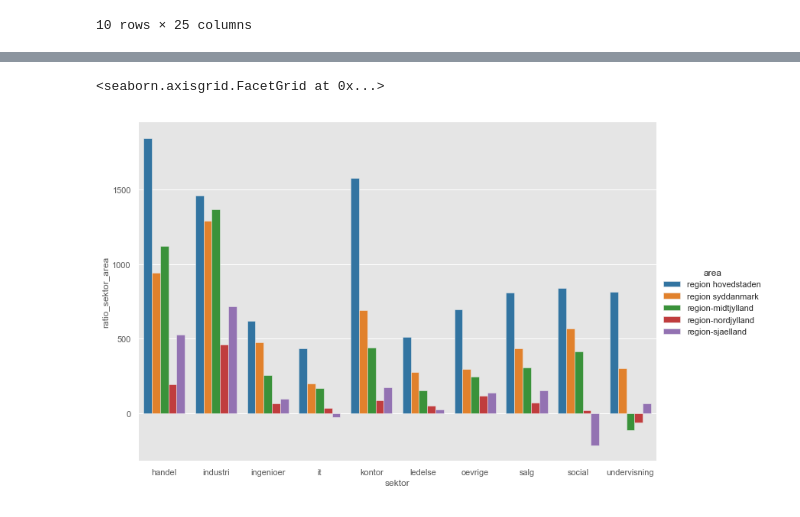
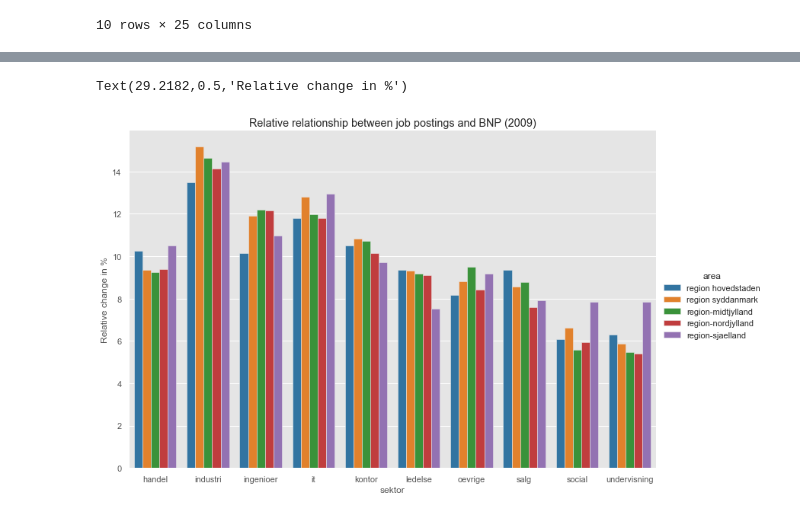
Before and after one commit to Naeim-S/GRP-33-TEST-1, a Jupyter notebook: EXAM/Analyse.ipynb, the cells around one changed output, grey strips where cells are left out. Cells and saved outputs as stored; diff of their text form; code cells hidden in the pictures.

```diff
--- a/EXAM/Analyse.ipynb
+++ b/EXAM/Analyse.ipynb
@@ -50,6 +50,6 @@ BNP=pd.DataFrame(data_bnp['dataset']['value'],index=indexlabels_bnp,columns=['BN
 # BNP=BNP.transpose()
 BNP.index.names = ['year']
 BNP["FD_BNP"] = BNP.diff(1)
-BNP["R"] = BNP[0].pct_change(1)
+BNP["RFD_BNP"] = BNP["BNP, 1000 kr. (2010)"].pct_change(1)
 BNP
 # %% [output]
@@ -76,12 +88,21 @@ merged.query('year == 2009').tail(10) #Looks beautiful
 # %%
-#Creating the ratio variables:
-merged["ratio_jobtype_area"] = merged["FD_jobtype_area"] / merged["FD_BNP"]
-merged["ratio_sektor_area"] = merged["FD_sektor_area"] / merged["FD_BNP"]
-merged["ratio_sektor"] = merged["FD_sektor"] / merged["FD_BNP"]
-merged["ratio_area"] = merged["FD_area"] / merged["FD_BNP"]
-merged["ratio_year"] = merged["FD_year"] / merged["FD_BNP"]
+#Creating the absolute ratio variables:
+merged["AR_jobtype_area"] = merged["FD_jobtype_area"] / merged["FD_BNP"]
+merged["AR_sektor_area"] = merged["FD_sektor_area"] / merged["FD_BNP"]
+merged["AR_sektor"] = merged["FD_sektor"] / merged["FD_BNP"]
+merged["AR_area"] = merged["FD_area"] / merged["FD_BNP"]
+merged["AR_year"] = merged["FD_year"] / merged["FD_BNP"]
+
+#Creating the relative ratio variables:
+merged["RR_jobtype_area"] = merged["RFD_jobtype_area"] / merged["RFD_BNP"]
+merged["RR_sektor_area"] = merged["RFD_sektor_area"] / merged["RFD_BNP"]
+merged["RR_sektor"] = merged["RFD_sektor"] / merged["RFD_BNP"]
+merged["RR_area"] = merged["RFD_area"] / merged["RFD_BNP"]
+merged["RR_year"] = merged["RFD_year"] / merged["RFD_BNP"]
+
 merged.to_csv("merged_ratio.csv") #Saved as a back up, just in case.
-merged.head(10) #What a lovely sight
+merged.to_excel("merged_ratio.xlsx") #Saved as a back up, just in case.
+merged.tail(10) #What a lovely sight
 # %% [output]
 |  | year | area | sektor | jobtype | n_jobtype_area | n_sektor_area | n_sektor | n_area | n_year | ... |
 | 0 | 2007 | region hovedstaden | handel | boernepasning | 234 | 29369 | 78377 | 157867 | 380597 | ... |
@@ -110,12 +205,15 @@ sns.catplot(x='sektor', y="ratio_sektor_area",
 # %%
-merged2008 = merged.query('year == 2008')
+merged2009 = merged.query('year == 2009')
 sns.set_palette("tab10")
-sns.catplot(x='sektor', y="ratio_sektor_area",
+sns.catplot(x='sektor', y="RR_sektor_area",
             kind="bar",
             hue="area",
             height = 7,
             aspect= 1.5,
-            data=merged2008)
+            data=merged2009)
+plt.title("Relative relationship between job postings and BNP (2009)")
+plt.ylabel("Relative change in %")
+plt.savefig("Sektor_area_2009.png")
 # %% [output]
-<seaborn.axisgrid.FacetGrid at 0x...>
+Text(29.2182,0.5,'Relative change in %')
-[figure, old version]
+[figure, new version]
```
Also changed, not shown: parts of 14 cells of this notebook, 1 other file.
